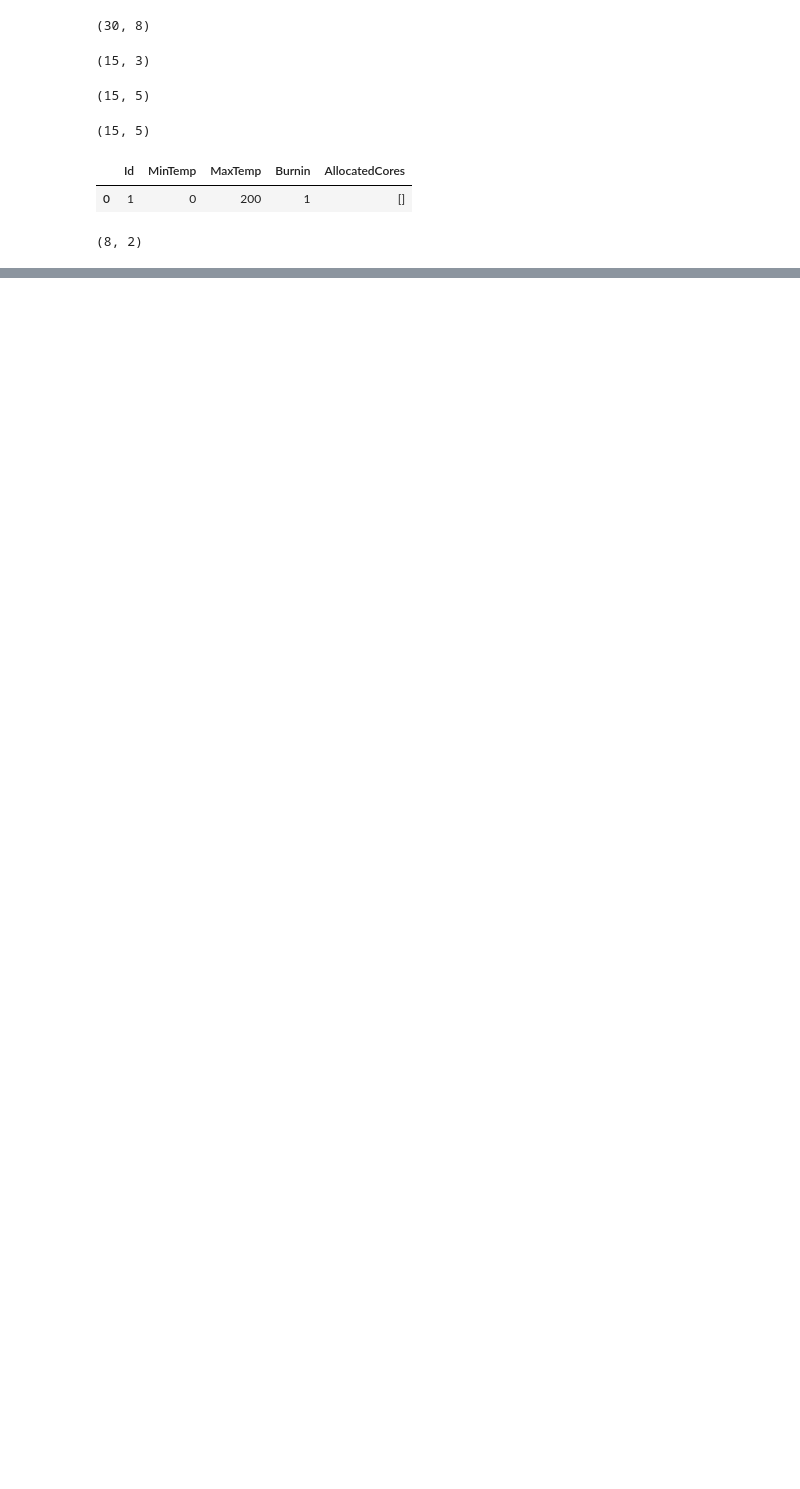
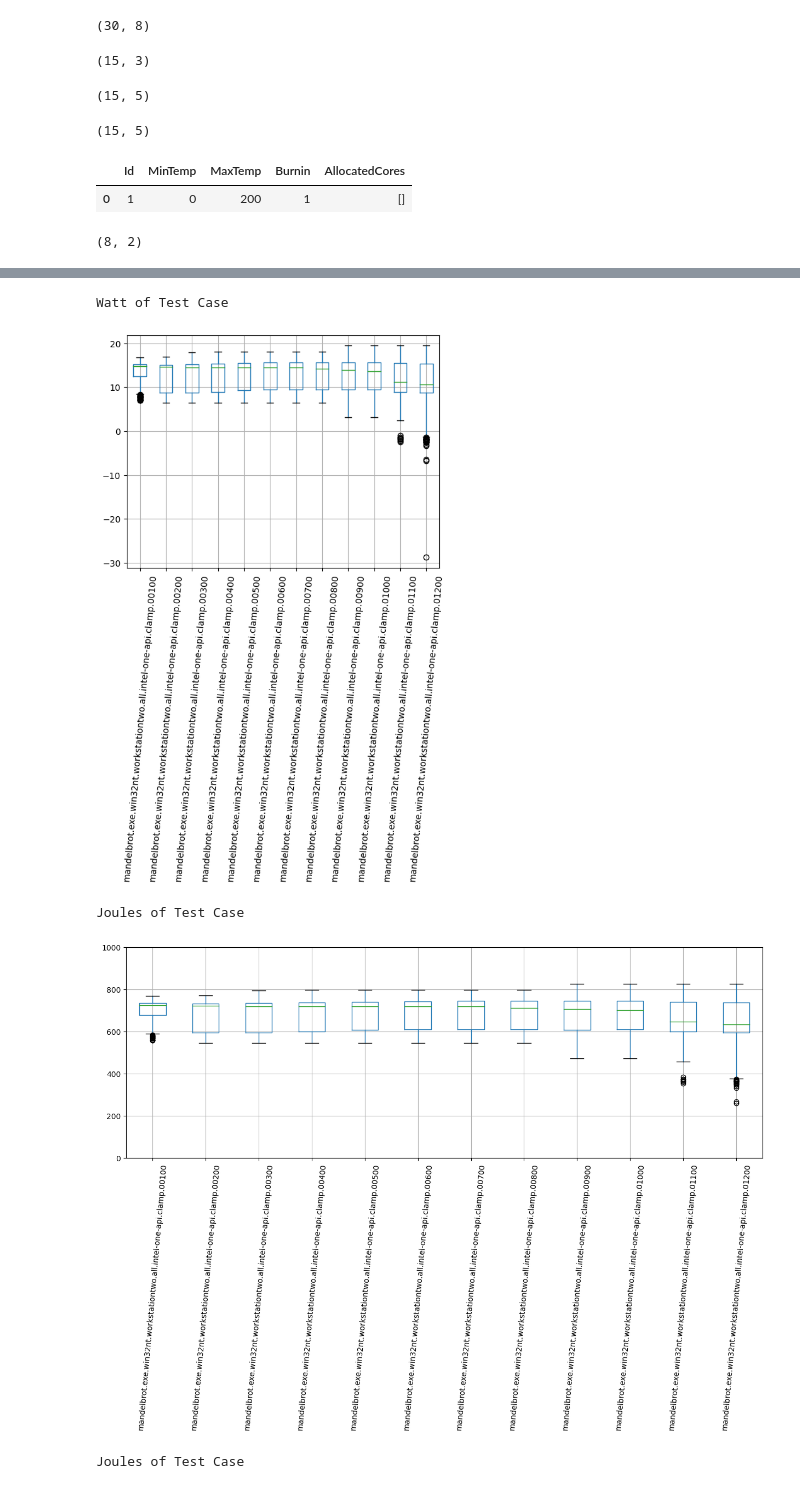
Before and after one commit to KuskIV/BDEnergy, a Jupyter notebook: analytics/different-count-analysis.ipynb, the cells around one changed output, grey strips where cells are left out. Saved outputs shown, nothing was run; the diff lists cells and outputs as text; code cells hidden in the pictures; blank space fills up the shorter version.

```diff
--- a/analytics/different-count-analysis.ipynb
+++ b/analytics/different-count-analysis.ipynb
@@ -19,5 +19,8 @@ import utils.measurement_utils as m_util
 db = DatabaseConnection()
 # %% [output]
 Connected to MySQL Server version  8.0.32-24
+# %%
+# exp_name = 'clang'
+exp_name = 'run_many_clamp'
 # %%
 used_dut_name = [
@@ -196,8 +231,9 @@ for i in range(0, 1001, 100):
 # %%
 data_to_plot = {}
 data_to_plot_watt = {}
+data_to_plot_total = {}
 
-for i in range(100, 1001, 100):
+for i in range(100, 1201, 100):
     print(i)
     cpu_energy_results = {}
     dram_energy_results = {}
@@ -250,6 +286,12 @@ for i in range(100, 1001, 100):
     for k in cpu_dynamic_energy_consumption.keys():
         data_to_plot[k + "." +str(i).rjust(5, '0')] = cpu_dynamic_energy_consumption[k]
 
+    for key, value in cpu_energy_results.items():
+        cpu_energy_results[key] = value[:i]
+
+    for k in cpu_energy_results.keys():
+        data_to_plot_total[k + "." +str(i).rjust(5, '0')] = cpu_energy_results[k]
+
     for key, value in cpu_dynamic_energy_watt_consumption.items():
         cpu_dynamic_energy_watt_consumption[key] = value[:i]
 
@@ -286,3 +328,7 @@ data_df = data_df.reindex(columns=sorted(data_df.columns))
 data_to_plot_watt = convert_to_series(data_to_plot_watt)
 data_df_watt = pd.DataFrame(data_to_plot_watt)
 data_df_watt = data_df_watt.reindex(columns=sorted(data_df_watt.columns))
+
+data_to_plot_total = convert_to_series(data_to_plot_total)
+data_df_total = pd.DataFrame(data_to_plot_total)
+data_df_total = data_df_total.reindex(columns=sorted(data_df_total.columns))
@@ -305,0 +351,28 @@ Watt of Test Case
+# %%
+plot.clf()
+
+
+
+print("Watt of Test Case")
+boxplot_watt = data_df_watt.boxplot(figsize=(15,5), rot=85)
+boxplot_watt.plot()
+# plot.ylim(0,1300)
+plot.show()
+
+print("Joules of Test Case")
+boxplot = data_df.boxplot(figsize=(15,5), rot=85)
+boxplot.plot()
+plot.ylim(0,1000)
+plot.show()
+
+print("Joules of Test Case")
+boxplot = data_df_total.boxplot(figsize=(15,5), rot=85)
+boxplot.plot()
+# plot.ylim(0,1000)
+plot.show()
+# %% [output]
+Watt of Test Case
+[figure, added]
+Joules of Test Case
+[figure, added]
+Joules of Test Case
```
Also changed, not shown: parts of 15 cells of this notebook, 17 other files.
